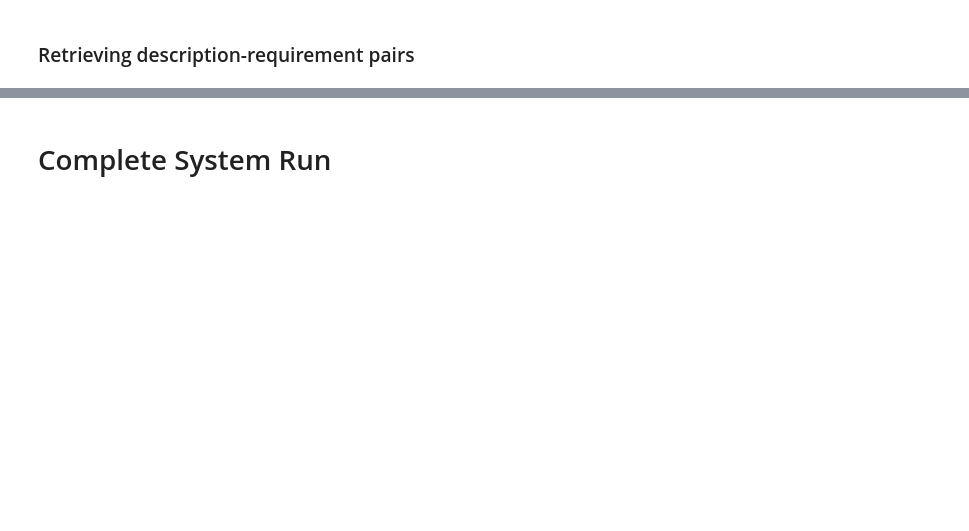
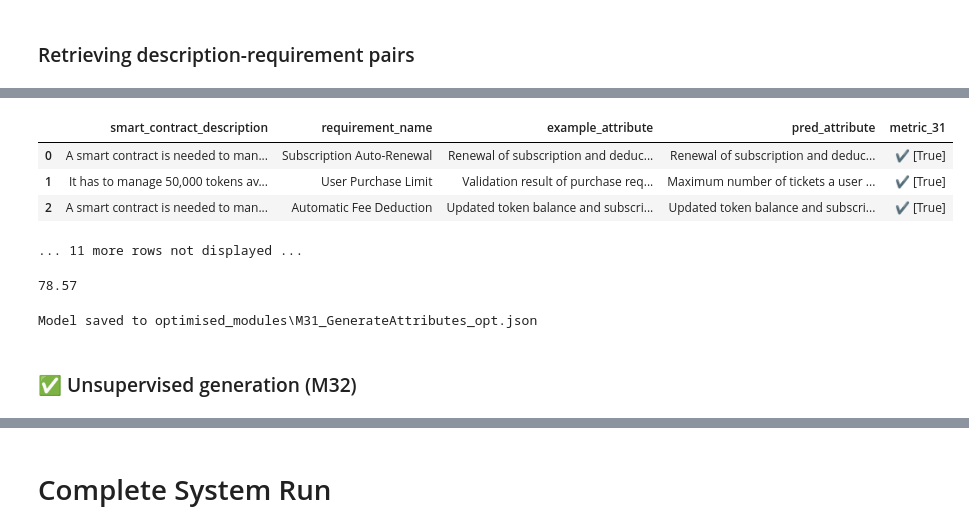
Before and after one commit to yago-mendoza/MaLB-SC-generation-module, a Jupyter notebook: sketches/RP_module/RP_dspy_module.ipynb, the cells around one changed output, grey strips where cells are left out. Saved outputs shown, nothing was run; the diff lists cells and outputs as text; code cells hidden in the pictures; blank space fills up the shorter version.

```diff
--- a/sketches/RP_module/RP_dspy_module.ipynb
+++ b/sketches/RP_module/RP_dspy_module.ipynb
@@ -495,0 +630,12 @@ Prediction(
+# %%
+ATTR = "output"
+
+split_function = build_split_function(
+    sc_descriptions,
+    req_lists,
+    ATTR
+    )
+
+examples_for_training, examples_for_testing = split_function()
+
+pp(examples_for_training)
@@ -495,0 +684,68 @@ Prediction(
+# %%
+# Define the module class to generate attributes
+class GenerateAttributes(dspy.Module):
+    """A module to generate attributes for a requirement from a smart contract description"""
+    def __init__(self):
+        super().__init__()
+        self.generate_answer = dspy.functional.TypedPredictor(generate_attributes)
+
+    def forward(self, smart_contract_description: str, requirement_name: str) -> str:
+        return self.generate_answer(smart_contract_description=smart_contract_description, requirement_name=requirement_name)
+
+class compare_meaning_similarity(dspy.Signature):
+    "Provide Yes or No if the sttements have similar meanings"
+    statement_a : str = dspy.InputField(desc="Requirement A")
+    statement_b : str = dspy.InputField(desc="Requirement B")
+    boolean_assessment : bool = dspy.OutputField(desc="Boolean Yes or No")
+
+def metric_31(example, prediction, trace=None):
+    # We use Agent Evaluation as metric.
+    with dspy.context(
+        lm=dspy.OpenAI(model="gpt-3.5-turbo", max_tokens=100, model_type='chat')
+        ):
+        assessor = dspy.functional.TypedPredictor(compare_meaning_similarity)
+        response = assessor(statement_a=example.attribute, statement_b=prediction.attribute)
+
+        return response.boolean_assessment
+
+# Configuration for the optimizer
+config = dict(max_bootstrapped_demos=len(examples_for_training))
+
+# Define the optimizer using BootstrapFewShot
+optimiser = teleprompt.BootstrapFewShot(
+    metric=metric_31,
+    max_errors=0,
+    **config
+)
+
+# Compile the optimizer with the GenerateAttributes module, training set, and validation set
+M31_GenerateAttributes_opt = optimiser.compile(
+    GenerateAttributes(),
+    trainset=examples_for_training,
+    valset=examples_for_testing
+)
+
+# Define an evaluation object to evaluate the model
+evaluate_MOD = dspy.evaluate.Evaluate(
+    metric=metric_31,
+    devset=examples_for_testing,
+    num_threads=1,
+    display_progress=True,
+    display_table=3
+)
+
+# Evaluate the optimized model using the evaluation object
+evaluate_MOD(M31_GenerateAttributes_opt)
+# %% [output]
+|  | smart_contract_description | requirement_name | example_attribute | pred_attribute | metric_31 |
+| 0 | A smart contract is needed to man... | Subscription Auto-Renewal | Renewal of subscription and deduc... | Renewal of subscription and deduc... | ✔️ [True] |
+| 1 | It has to manage 50,000 tokens av... | User Purchase Limit | Validation result of purchase req... | Maximum number of tickets a user ... | ✔️ [True] |
+| 2 | A smart contract is needed to man... | Automatic Fee Deduction | Updated token balance and subscri... | Updated token balance and subscri... | ✔️ [True] |
+... 11 more rows not displayed ...
+78.57
+# %%
+save_module(M31_GenerateAttributes_opt)
+# %% [output]
+Model saved to optimised_modules\M31_GenerateAttributes_opt.json
+# %% [markdown]
+### ✅ Unsupervised generation (M32)
```
Also changed, not shown: parts of 54 cells of this notebook, 9 other files.
